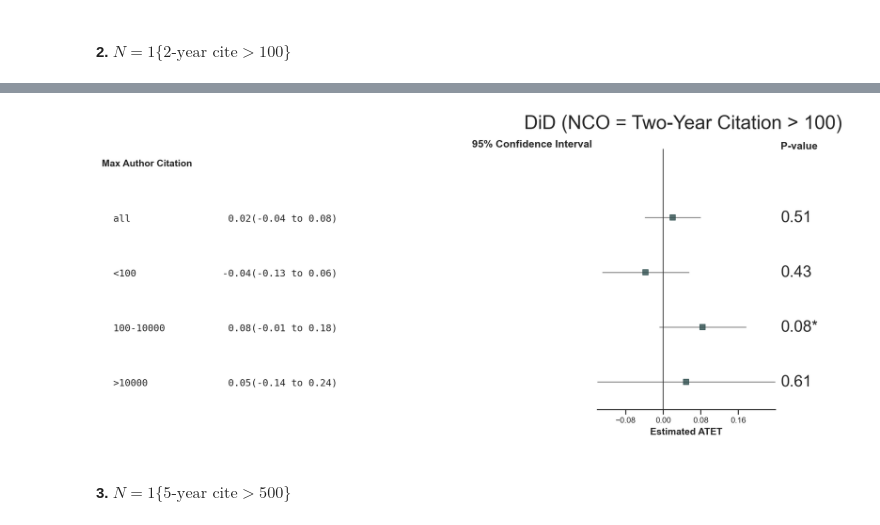
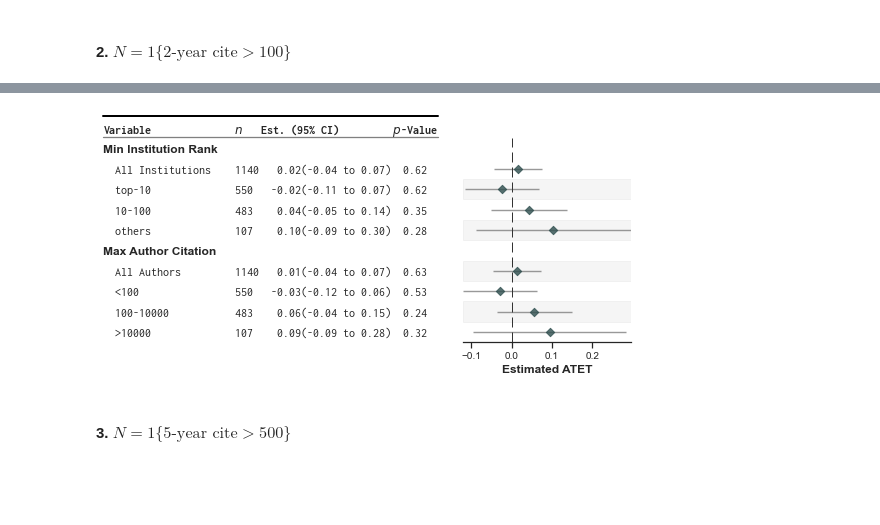
Before and after one commit to allenai/anonymity-period, a Jupyter notebook: notebook/noc_did_analysis.ipynb, the cells around one changed output, grey strips where cells are left out. Cells and saved outputs as stored; diff of their text form; code cells hidden in the pictures; blank space fills up the shorter version.

```diff
--- a/notebook/noc_did_analysis.ipynb
+++ b/notebook/noc_did_analysis.ipynb
@@ -426,10 +604,12 @@ print(len(dat[dat.year<=2020]))
 # %%
 n2_inst = get_ci_by_level(dat[dat.year<=2020], y='N2', formula=inst_formula,
+                          all_lb='All Institutions',
                           level_col='inst_level', level_vars=['L','M','H'],
-                          level_lb=['top-10', '10-100', 'others'], grp_name='Min Inst Rank'
+                          level_lb=['top-10', '10-100', 'others'], grp_name='Min Institution Rank'
 )
 
 n2_author = get_ci_by_level(dat[dat.year<=2020], y='N2', formula=author_formula,
+                            all_lb='All Authors',
                           level_col='inst_level', level_vars=['L','M','H'],
                           level_lb=['<100', '100-10000', '>10000'], grp_name='Max Author Citation'
                            )
@@ -441,8 +616,10 @@ forest_plot(n2_inst[0],
-# %%
-forest_plot(n2_author[0],
-            'DiD (NCO = Two-Year Citation > 100)')
-# %% [output]
-[figure, removed]
+# %%
+fdt=pd.concat([n2_inst[0],n2_author[0]]).reset_index(drop=True)
+_=forest_plot(fdt)
+plt.tight_layout()
+plt.savefig('./n2fp.pdf',bbox_inches='tight')
+# %% [output]
+[figure, added]
 # %% [markdown]
 #### 3. $N = 1\{\text{5-year cite} > 500 \}$
 # %%
```
Also changed, not shown: parts of 56 cells of this notebook.
